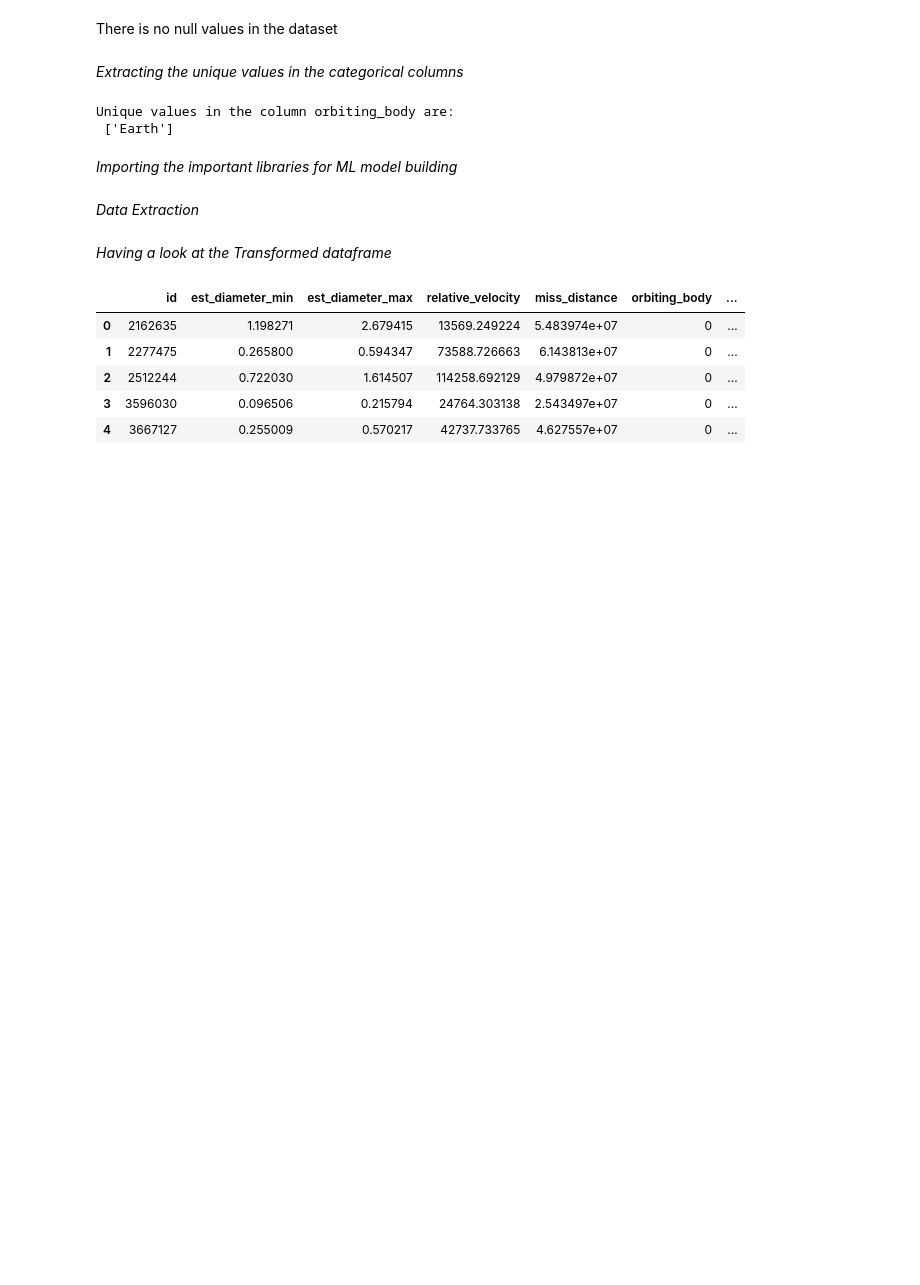
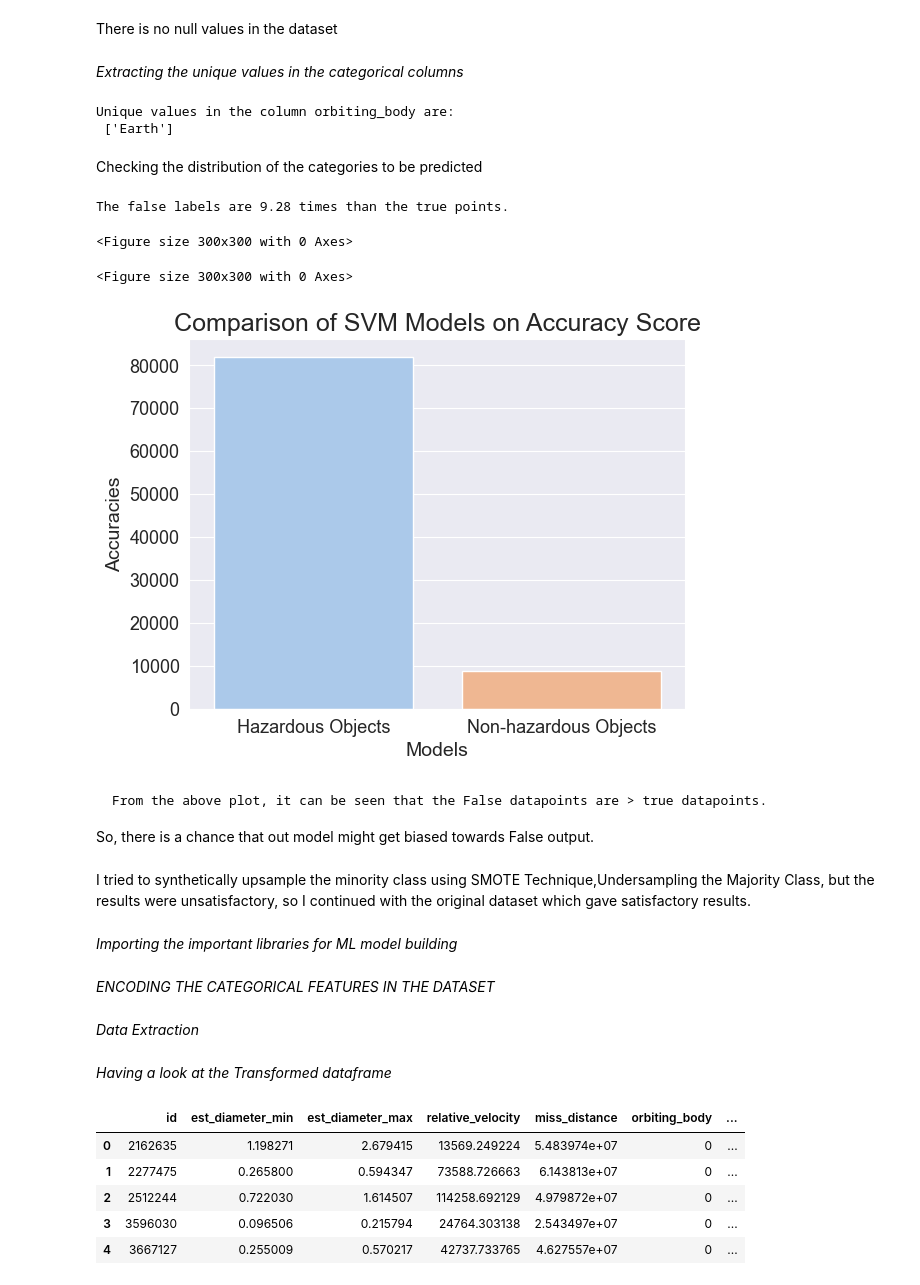
Before and after one commit to RashidSiddiqui2004/DevComm-ML-Task, a Jupyter notebook: DevCommNASAtask.ipynb, the cells around one changed output. Saved outputs shown, nothing was run; the diff lists cells and outputs as text; code cells hidden in the pictures; blank space fills up the shorter version.

```diff
--- a/DevCommNASAtask.ipynb
+++ b/DevCommNASAtask.ipynb
@@ -88,6 +86,46 @@ for i in df.columns:
 # %% [output]
 Unique values in the column orbiting_body are:
  ['Earth']
+# %% [markdown]
+Checking the distribution of the categories to be predicted
+# %%
+df['hazardous'].value_counts()
+
+falsePts = df['hazardous'].value_counts()[0]
+truePts = df['hazardous'].value_counts()[1]
+
+print("The false labels are {} times than the true points.".format(np.round(falsePts/truePts,2)))
+# %% [output]
+The false labels are 9.28 times than the true points.
+# %%
+sns.set_style('darkgrid')
+plt.rc('axes', titlesize=18)
+plt.rc('axes', labelsize=14)
+plt.rc('xtick', labelsize=13)
+plt.rc('ytick', labelsize=13)
+plt.rc('legend', fontsize=13)
+plt.rc('font', size=13)
+sns.color_palette('pastel')
+plt.figure(figsize=(3,3))
+# %% [output]
+<Figure size 300x300 with 0 Axes>
+<Figure size 300x300 with 0 Axes>
+# %%
+l1 = [falsePts,truePts]
+x_labels = ["Hazardous Objects","Non-hazardous Objects"]
+
+#using seaborn for visualisation of accuracies of different SVM Models
+ax = sns.barplot(x=x_labels, y=l1, palette='pastel', ci=None)
+ax.set(title='Comparison of SVM Models on Accuracy Score', xlabel='Models', ylabel='Accuracies')
+plt.show()
+# %% [output]
+[figure, added]
+# %% [markdown]
+    From the above plot, it can be seen that the False datapoints are > true datapoints.
+So, there is a chance that out model might get biased towards False output.
+# %% [markdown]
+I tried to synthetically upsample the minority class using SMOTE Technique,Undersampling the Majority Class, but the results were
+unsatisfactory, so I continued with the original dataset which gave satisfactory results.
 # %% [markdown]
 *Importing the important libraries for ML model building*
 # %%
@@ -101,6 +140,8 @@ from sklearn.ensemble import RandomForestClassifier
 from sklearn.svm import SVC
 from sklearn.metrics import precision_score
 from sklearn.ensemble import AdaBoostClassifier
+# %% [markdown]
+*ENCODING THE CATEGORICAL FEATURES IN THE DATASET*
 # %%
 lbl = LabelEncoder()
 
```
Also changed, not shown: parts of 18 cells of this notebook.
